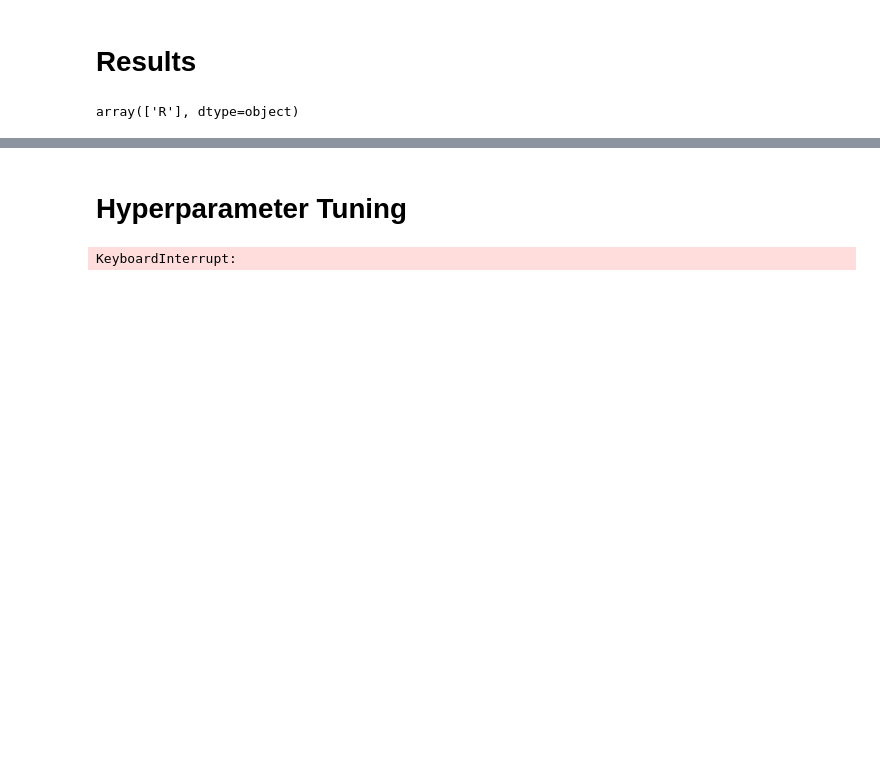
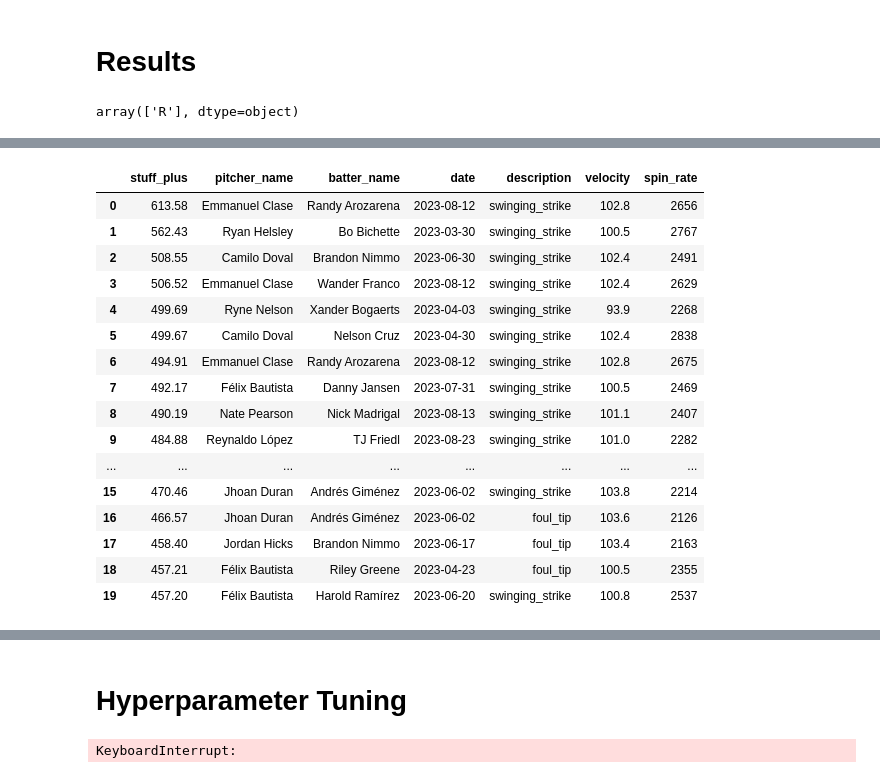
Before and after one commit to genocous/si_339_final_project, a Jupyter notebook: Python Code/stuff_plus.ipynb, the cells around one changed output, grey strips where cells are left out. Drawn from its saved outputs; the diff is of its cells as text; code cells hidden in the pictures; blank space fills up the shorter version.

```diff
--- a/Python Code/stuff_plus.ipynb
+++ b/Python Code/stuff_plus.ipynb
@@ -627,0 +570,21 @@ Maybe more?
+# %%
+top_20 = df_sorted.head(20)
+top_20[['stuff_plus', 'pitcher_name', 'batter_name', 'date', 'description', 'velocity', 'spin_rate']].head(30)
+# %% [output]
+|  | stuff_plus | pitcher_name | batter_name | date | description | velocity | spin_rate |
+| 0 | 613.58 | Emmanuel Clase | Randy Arozarena | 2023-08-12 | swinging_strike | 102.8 | 2656 |
+| 1 | 562.43 | Ryan Helsley | Bo Bichette | 2023-03-30 | swinging_strike | 100.5 | 2767 |
+| 2 | 508.55 | Camilo Doval | Brandon Nimmo | 2023-06-30 | swinging_strike | 102.4 | 2491 |
+| 3 | 506.52 | Emmanuel Clase | Wander Franco | 2023-08-12 | swinging_strike | 102.4 | 2629 |
+| 4 | 499.69 | Ryne Nelson | Xander Bogaerts | 2023-04-03 | swinging_strike | 93.9 | 2268 |
+| 5 | 499.67 | Camilo Doval | Nelson Cruz | 2023-04-30 | swinging_strike | 102.4 | 2838 |
+| 6 | 494.91 | Emmanuel Clase | Randy Arozarena | 2023-08-12 | swinging_strike | 102.8 | 2675 |
+| 7 | 492.17 | Félix Bautista | Danny Jansen | 2023-07-31 | swinging_strike | 100.5 | 2469 |
+| 8 | 490.19 | Nate Pearson | Nick Madrigal | 2023-08-13 | swinging_strike | 101.1 | 2407 |
+| 9 | 484.88 | Reynaldo López | TJ Friedl | 2023-08-23 | swinging_strike | 101.0 | 2282 |
+| ... | ... | ... | ... | ... | ... | ... | ... |
+| 15 | 470.46 | Jhoan Duran | Andrés Giménez | 2023-06-02 | swinging_strike | 103.8 | 2214 |
+| 16 | 466.57 | Jhoan Duran | Andrés Giménez | 2023-06-02 | foul_tip | 103.6 | 2126 |
+| 17 | 458.40 | Jordan Hicks | Brandon Nimmo | 2023-06-17 | foul_tip | 103.4 | 2163 |
+| 18 | 457.21 | Félix Bautista | Riley Greene | 2023-04-23 | foul_tip | 100.5 | 2355 |
+| 19 | 457.20 | Félix Bautista | Harold Ramírez | 2023-06-20 | swinging_strike | 100.8 | 2537 |
```
Also changed, not shown: parts of 36 cells of this notebook, 11 other files.
